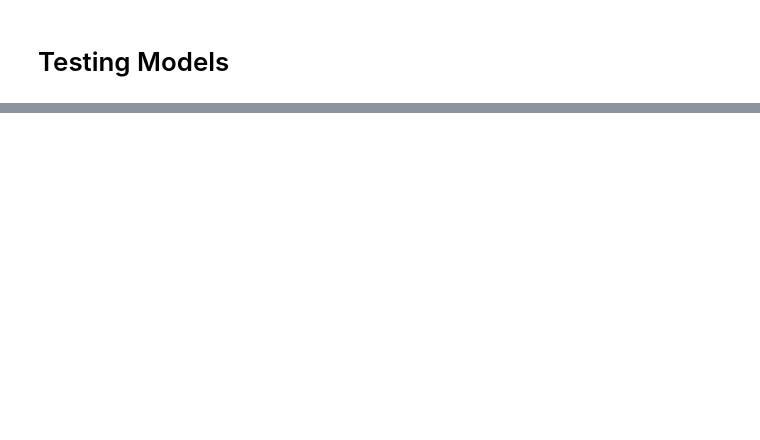
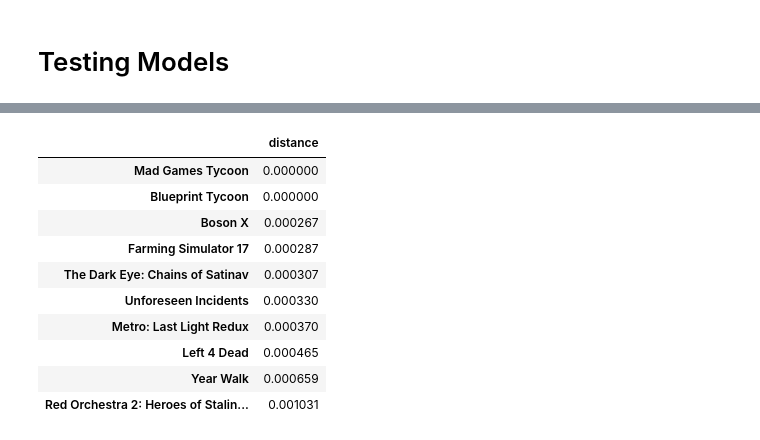
Before and after one commit to JoaoMarques1/find_your_inner_gamer, a Jupyter notebook: notebooks/pipeline-lau-test.ipynb, the cells around one changed output, grey strips where cells are left out. Cells and saved outputs as stored; diff of their text form; code cells hidden in the pictures; blank space fills up the shorter version.

```diff
--- a/notebooks/pipeline-lau-test.ipynb
+++ b/notebooks/pipeline-lau-test.ipynb
@@ -255,0 +349,14 @@ for index, row in test_df.iterrows():
+# %%
+recommending_system(model, X, 'Mad Games Tycoon')
+# %% [output]
+|  | distance |
+| Mad Games Tycoon | 0.000000 |
+| Blueprint Tycoon | 0.000000 |
+| Boson X | 0.000267 |
+| Farming Simulator 17 | 0.000287 |
+| The Dark Eye: Chains of Satinav | 0.000307 |
+| Unforeseen Incidents | 0.000330 |
+| Metro: Last Light Redux | 0.000370 |
+| Left 4 Dead | 0.000465 |
+| Year Walk | 0.000659 |
+| Red Orchestra 2: Heroes of Stalin... | 0.001031 |
```
Also changed, not shown: parts of 29 cells of this notebook, 1 other file.
